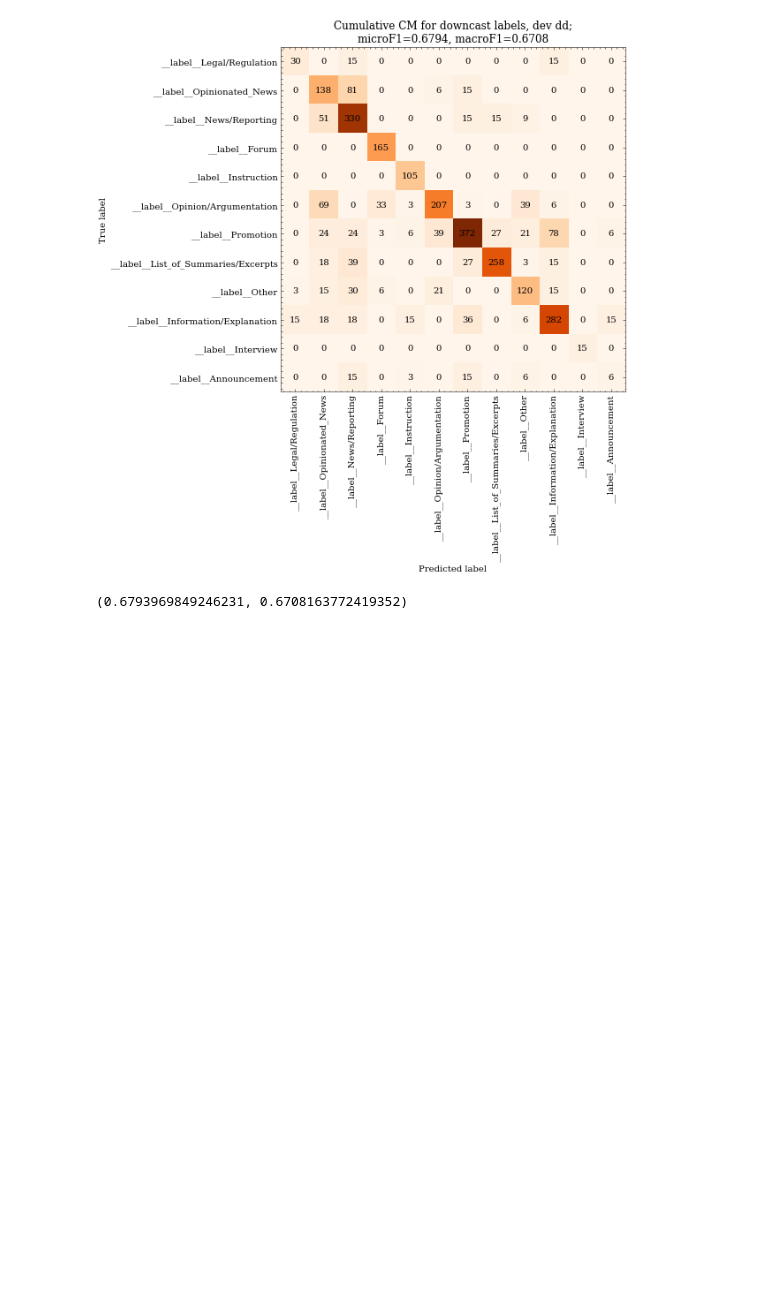
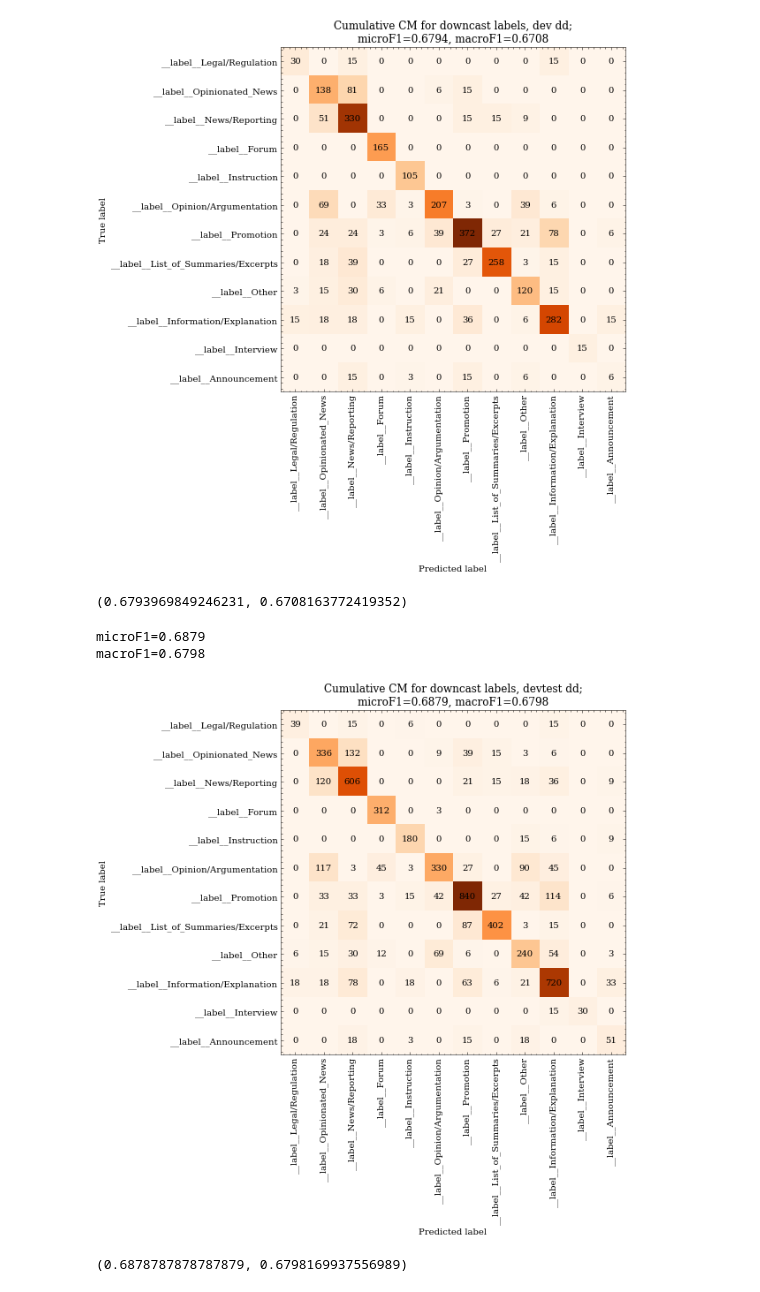
Before and after one commit to TajaKuzman/Transformers-GINCO-Experiments, a Jupyter notebook: 21_q4.ipynb, the cells around one changed output. Saved outputs shown, nothing was run; the diff lists cells and outputs as text; code cells hidden in the pictures; blank space fills up the shorter version.

```diff
--- a/21_q4.ipynb
+++ b/21_q4.ipynb
@@ -207,3 +203,25 @@ microF1=0.6794
 macroF1=0.6708
 [figure]
 (0.6793969849246231, 0.6708163772419352)
+# %%
+c = c1 & (c2)
+
+y_true = np.array([i for i in df[c].y_true.values]).reshape(-1).tolist()
+y_pred = np.array([i for i in df[c].y_pred.values]).reshape(-1).tolist()
+
+c = c1 & (c3)
+y_true.extend(np.array([i for i in df[c].y_true.values]).reshape(-1).tolist())
+y_pred.extend(np.array([i for i in df[c].y_pred.values]).reshape(-1).tolist())
+
+y_true = [REDUCED_NUM_TO_STR[i] for i in y_true]
+y_pred = [REDUCED_NUM_TO_STR[i] for i in y_pred]
+
+from utils import plot_cm, reduced_labels
+
+plot_cm(y_true, y_pred, save="images/21_devtest_all_cm.png",
+title="Cumulative CM for downcast labels, devtest dd", labels=reduced_labels)
+# %% [output]
+microF1=0.6879
+macroF1=0.6798
+[figure, added]
+(0.6878787878787879, 0.6798169937556989)
```
Also changed, not shown: parts of 2 cells of this notebook, 2 other files.
